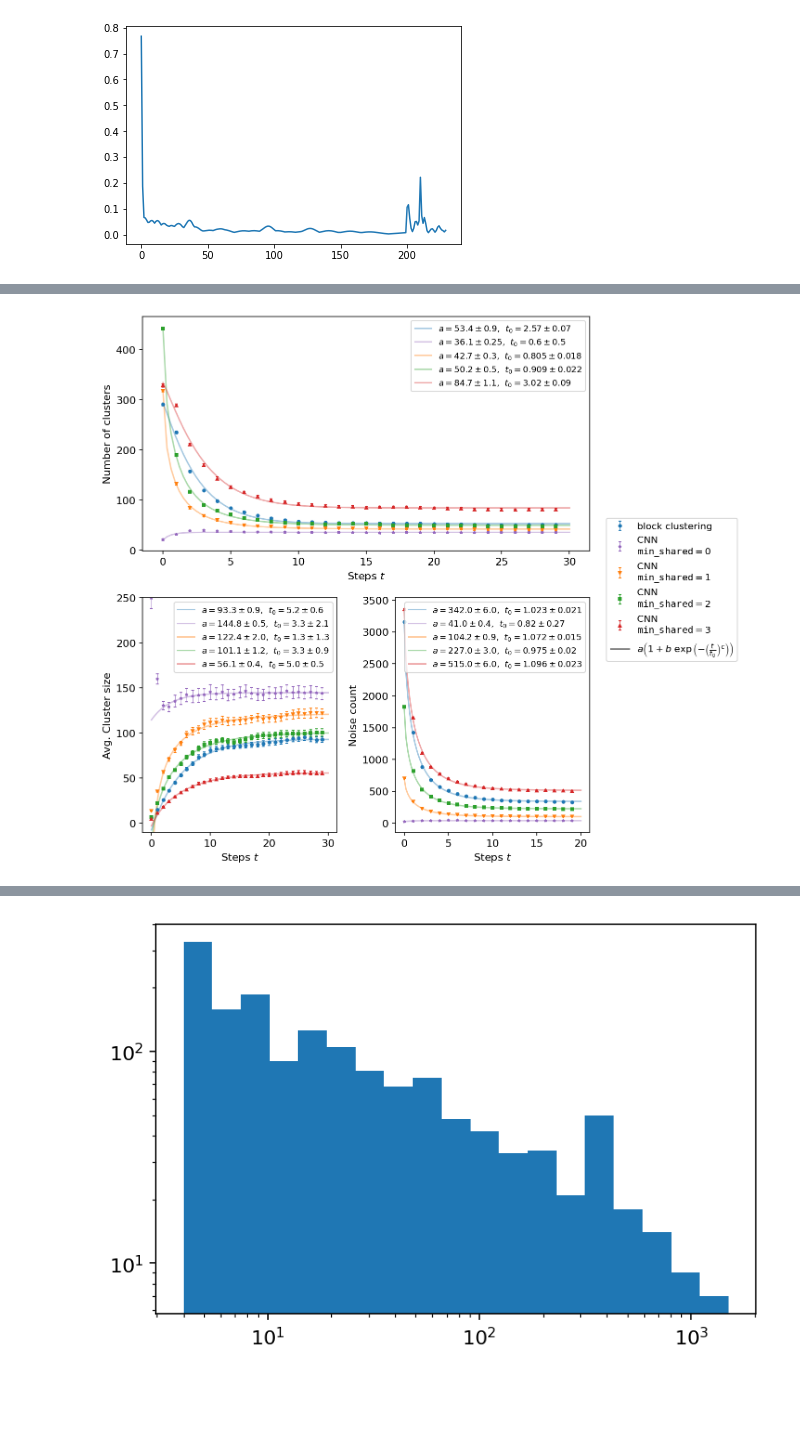
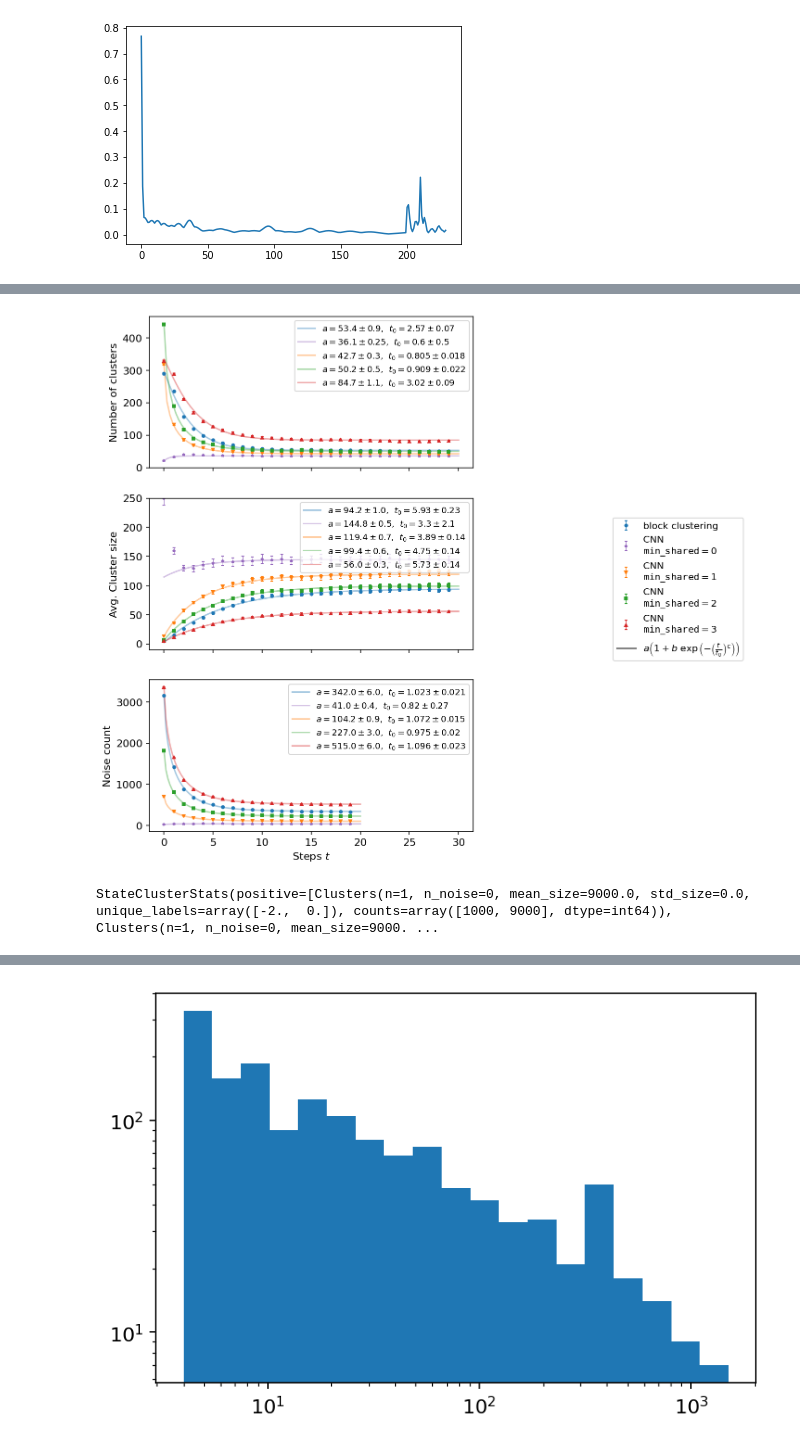
Before and after one commit to lquante/social_agent_based_modelling, a Jupyter notebook: notebooks/ClusterAnalysis.ipynb, the cells around one changed output, grey strips where cells are left out. Drawn from its saved outputs; the diff is of its cells as text; code cells hidden in the pictures; blank space fills up the shorter version.

Commit message:
improved clustering comparison

```diff
--- a/notebooks/ClusterAnalysis.ipynb
+++ b/notebooks/ClusterAnalysis.ipynb
@@ -979,3 +979,8 @@ class StateClusterStats:
                 [c.n for c in self.positive]
                             .extend([n_.n for n_ in self.negative])
             )
+# %%
+a = np.random.randint(0, 10, size=10)
+b = np.unique(a)
+b.sort()
+b
@@ -1098,26 +1116,3 @@ for seed in seeds:
-# %%
-# init clustering models
-common_clustering1 = ExtendedCommonNNClustering(min_samples=1)
-
-N = 100
-n_steps = 231
-
-# init result array
-nn_clusters1 = []
-for _ in range(n_steps):
-    nn_clusters1.append(StateClusterStats.create())
-
-seeds = np.arange(100, 130, 1)
-for seed in seeds:
-    # load data
-    file = f"../data/uniform/data_A_seed{seed}.csv"
-    attitudes = np.genfromtxt(file, delimiter=' ')
-
-    for i, Aii in enumerate(attitudes[:]):
-        decisions = np.int32(Aii.reshape(N, N) >= 0.5)
-
-        _, all_labels = common_clustering1.fit(decisions)
-        nn_clusters1[i].add(StateClusters.build(all_labels), seed)
 # %%
 from scipy.optimize import curve_fit
 from erroranalysis.rounding import round_din
@@ -1132,7 +1127,7 @@ decay_bounds = ([-np.inf, -np.inf, 0, 0], [np.inf, np.inf, np.inf, np.inf])
 rise_bounds = ([0, -np.inf, 0, 0], [np.inf, 0, np.inf, 1.0])
 
 fig = plt.figure(figsize=(10, 10))
-ax_dict = fig.subplot_mosaic("AA;BC")
+ax_dict = fig.subplot_mosaic([["A"],["B"],["C"]], sharex=True)
 
 ax = [ax_dict["A"], ax_dict["B"], ax_dict["C"]]
 
@@ -1203,7 +1198,7 @@ for (data_, label_, color_, marker_) in figure_props:
     draw_errorbar(x_, y_, yerr_, ax[1], marker_, color_, label_)
 
     # fit the data using the function
-    if "0" in label:
+    if "0" in label_:
         x_ = x_[2:]
         y_ = y_[2:]
     params, cov = curve_fit(exp_decay, x_, y_, maxfev=1200, bounds=rise_bounds)
@@ -1236,34 +1231,35 @@ ax[0].legend(compress(lines, select), compress(labels, select), loc="upper right
 lines, labels = ax[1].get_legend_handles_labels()
 select = [type(x) == Line2D for x in lines]
 # place label
 ax[1].legend(compress(lines, select), compress(labels, select), loc="upper right", fontsize=9)
 
 lines, labels = ax[2].get_legend_handles_labels()
 select = [type(x) == Line2D for x in lines]
 # place label
 ax[2].legend(compress(lines, select), compress(labels, select), loc="upper right", fontsize=9)
 
 lines, labels = ax[0].get_legend_handles_labels()
 select = [type(x) != Line2D for x in lines]
 # add fit function
 lines.append(Line2D([0],[0],c="gray"))
 labels.append(r"$a \left(1 + b\ \exp\left(- \left(\frac{t}{t_0}\right)^{c}\right)\right)$")
 select.append(True)
+
 # place label
 fig.legend(compress(lines, select), compress(labels, select), loc="right", fontsize=10, ncol=1)
 
 # set axis labels
-ax[0].set_xlabel(r"Steps $t$")
-ax[1].set_xlabel(r"Steps $t$")
+#ax[0].set_xlabel(r"Steps $t$")
+#ax[1].set_xlabel(r"Steps $t$")
 ax[2].set_xlabel(r"Steps $t$")
 ax[0].set_ylabel("Number of clusters")
 ax[1].set_ylabel("Avg. Cluster size")
 ax[2].set_ylabel("Noise count")
 ax[1].set_ylim([-10, 250])
 
-plt.subplots_adjust(wspace=0.3, right=0.78)
+plt.subplots_adjust(wspace=0.3, right=0.6)
 
 plt.rcParams.update({"font.size":11, "figure.dpi": 147})
 plt.show()
 # %% [output]
-[figure, old version]
+[figure, new version]
@@ -1269,0 +1313,4 @@ plt.show()
+# %%
+cnn0_rnd[0]
+# %% [output]
+StateClusterStats(positive=[Clusters(n=1, n_noise=0, mean_size=9000.0, std_size=0.0, unique_labels=array([-2.,  0.]), counts=array([1000, 9000], dtype=int64)), Clusters(n=1, n_noise=0, mean_size=9000. ...
```
Also changed, not shown: parts of 10 cells of this notebook, 3 other files.
